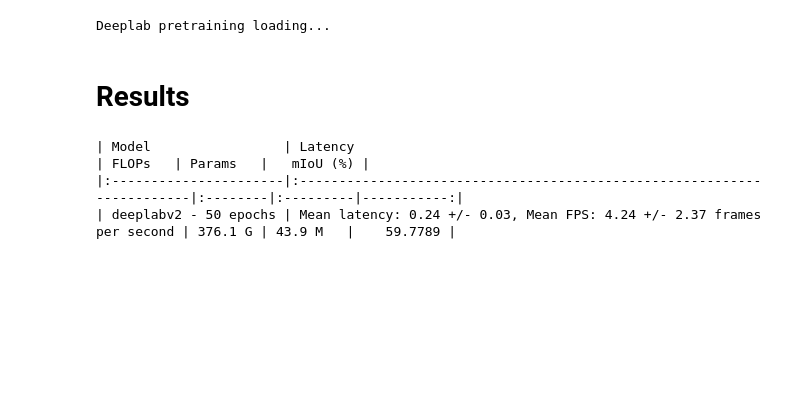
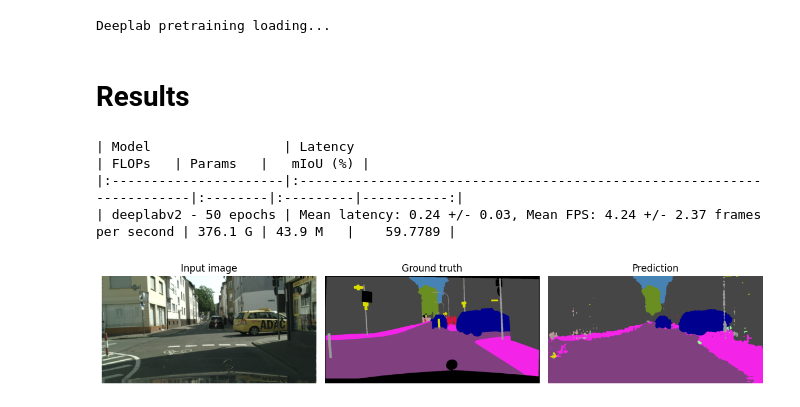
Before and after one commit to annanasnas/semantic_segmentation-25, a Jupyter notebook: DeepLabV2.ipynb, the cells around one changed output. Cells and saved outputs as stored; diff of their text form; code cells hidden in the pictures; blank space fills up the shorter version.

```diff
--- a/DeepLabV2.ipynb
+++ b/DeepLabV2.ipynb
@@ -138,7 +138,8 @@ train_deeplab(start_epoch, epochs, model,
 # %% [markdown]
 # Results
 # %%
-from scripts.utils import create_final_table, evaluate_miou
+from scripts.utils import create_final_table
+from scripts.train import validate
 import warnings, logging
 
 logging.getLogger("fvcore.nn.jit_analysis").setLevel(logging.ERROR)
@@ -146,11 +147,18 @@ logging.getLogger("fvcore.nn.jit_analysis").setLevel(logging.ERROR)
 model = get_deeplab_v2()
 df = create_final_table(model, name, device, (img_size, img_size*2), epochs)
 
+best_path = ckpt_dir / "best.pth"
 best_model = torch.load(best_path, map_location=device)
 model.load_state_dict(best_model["model"])
-df["mIoU (%)"] = evaluate_miou(model, val_dataloader, device) * 100
+df["mIoU (%)"] = validate(model, val_dataloader, device) * 100
 print(df.to_markdown(index=False))
 # %% [output]
 | Model                 | Latency                                                                | FLOPs   | Params   |   mIoU (%) |
 |:----------------------|:-----------------------------------------------------------------------|:--------|:---------|-----------:|
 | deeplabv2 - 50 epochs | Mean latency: 0.24 +/- 0.03, Mean FPS: 4.24 +/- 2.37 frames per second | 376.1 G | 43.9 M   |    59.7789 |
+# %%
+from scripts.utils import visualize_sample
+
+visualize_sample(val_dataloader, model)
+# %% [output]
+[figure, added]
```
Also changed, not shown: parts of 1 cell of this notebook, 1 other file.
